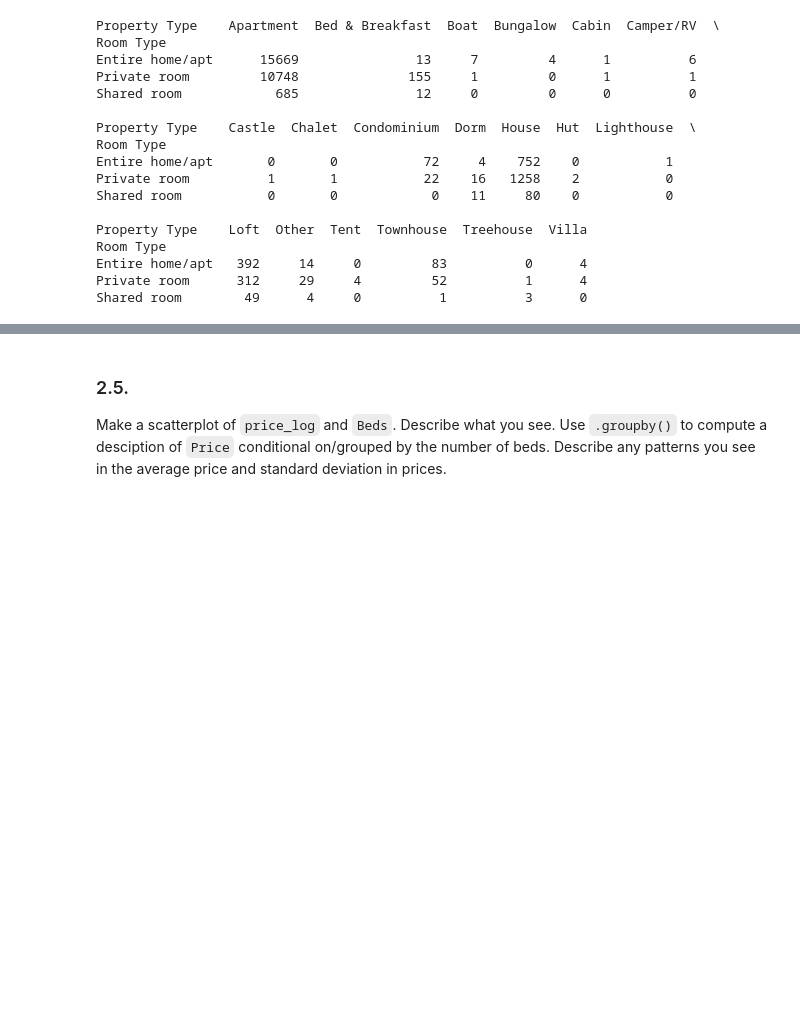
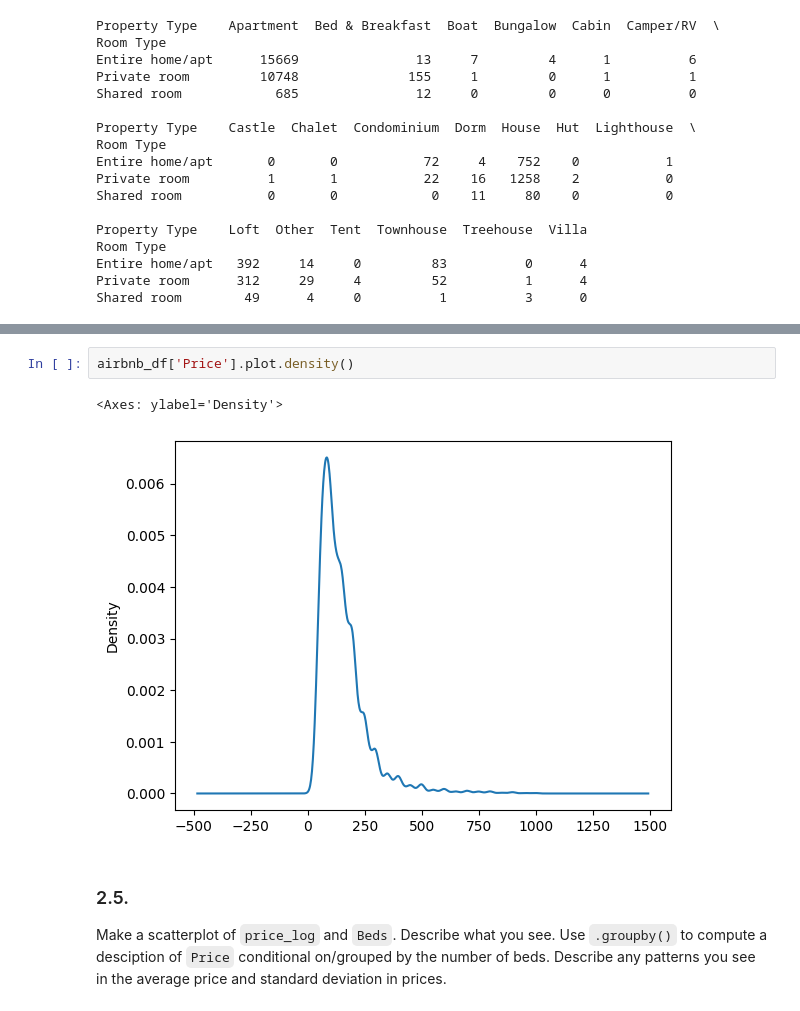
Before and after one commit to emilyzyzhou/eda_assignment, a Jupyter notebook: assignment.ipynb, the cells around one changed output, grey strips where cells are left out. Cells and saved outputs as stored; diff of their text form; blank space fills up the shorter version.

```diff
--- a/assignment.ipynb
+++ b/assignment.ipynb
@@ -104,3 +118,8 @@ Shared room        49      4     0          1          3      0
+# %%
+airbnb_df['Price'].plot.density()
+# %% [output]
+<Axes: ylabel='Density'>
+[figure, added]
 # %% [markdown]
 ### 2.5.
 Make a scatterplot of `price_log` and `Beds`. Describe what you see. Use `.groupby()` to compute a desciption of `Price` conditional on/grouped by the number of beds. Describe any patterns you see in the average price and standard deviation in prices.
```
Also changed, not shown: parts of 3 cells of this notebook.
